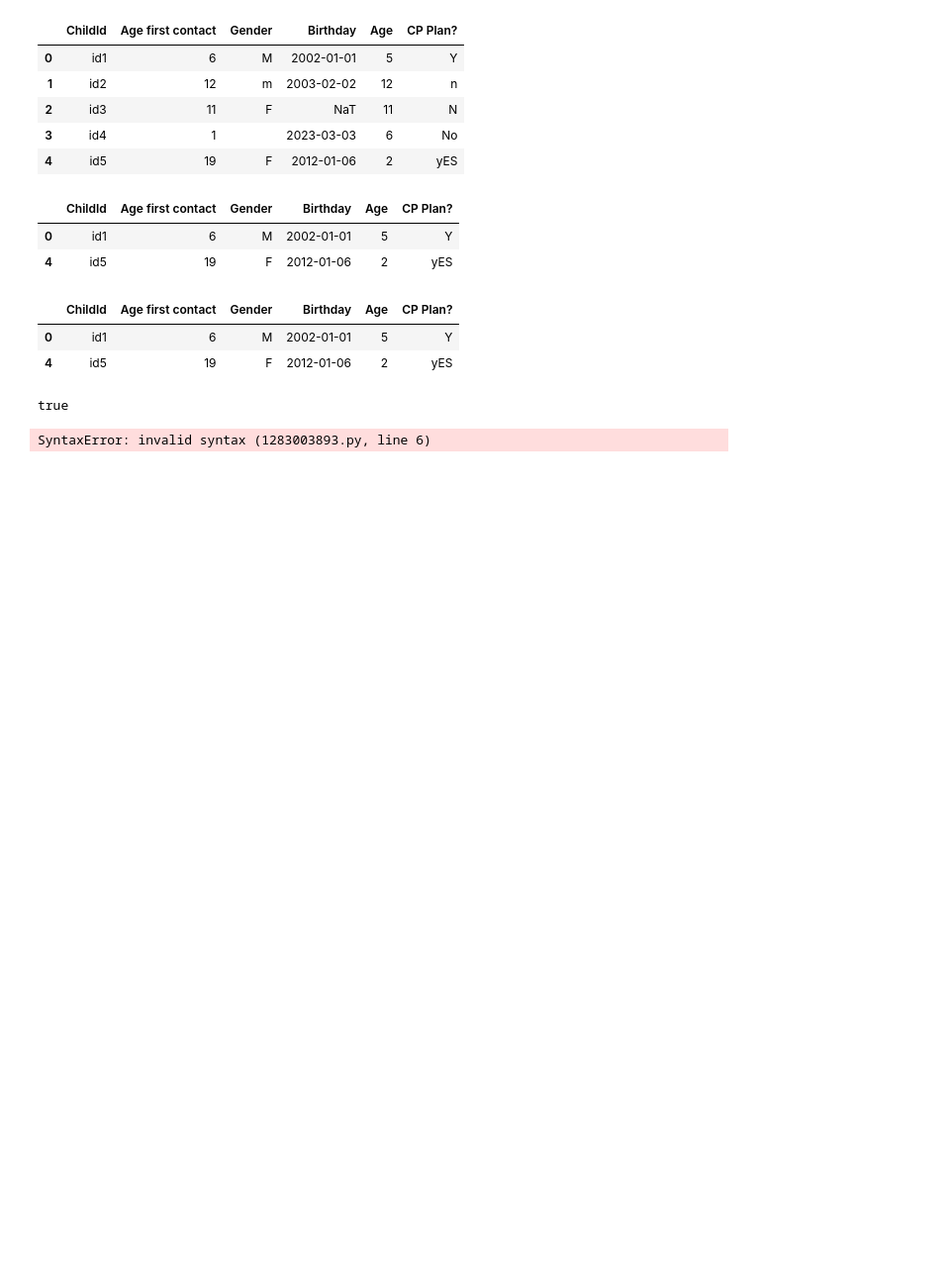
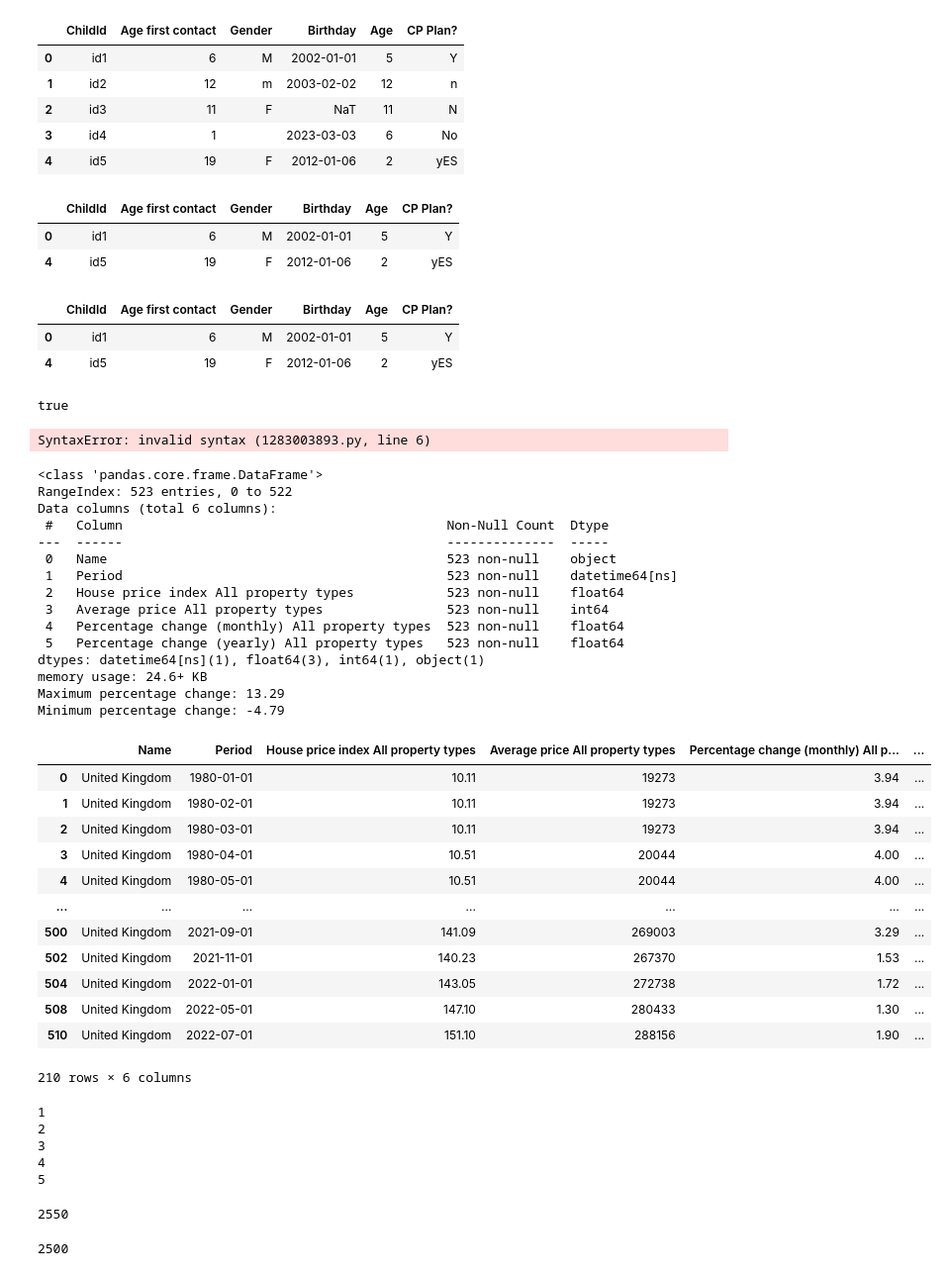
Before and after one commit to data-to-insight/ERN-sessions, a Jupyter notebook: Naz_R/Module_2.ipynb, the cells around one changed output. Shown: that part at 99% size. Cells and saved outputs as stored; diff of their text form; code cells hidden in the pictures; blank space fills up the shorter version.

```diff
--- a/Naz_R/Module_2.ipynb
+++ b/Naz_R/Module_2.ipynb
@@ -430,3 +430,79 @@ for i in list_nums:
         print ("it must be zero")
 # %% [output]
 SyntaxError: invalid syntax (1283003893.py, line 6)
+# %%
+import pandas as pd
+house_prices = pd.read_csv('/workspaces/ERN-sessions/data/1980 2023 average house prices.csv')
+house_prices["Period"] = pd.to_datetime(house_prices["Period"], format="%Y-%m")
+house_prices.info()
+print(f"Maximum percentage change: {house_prices['Percentage change (monthly) All property types'].max()}")
+print(f"Minimum percentage change: {house_prices['Percentage change (monthly) All property types'].min()}")
+
+condition = (house_prices['Percentage change (monthly) All property types'] > house_prices['Percentage change (monthly) All property types'].mean())
+
+
+over_monthly_change = house_prices[condition]
+over_monthly_change
+# %% [output]
+<class 'pandas.core.frame.DataFrame'>
+RangeIndex: 523 entries, 0 to 522
+Data columns (total 6 columns):
+ #   Column                                          Non-Null Count  Dtype
+---  ------                                          --------------  -----
+ 0   Name                                            523 non-null    object
+ 1   Period                                          523 non-null    datetime64[ns]
+ 2   House price index All property types            523 non-null    float64
+ 3   Average price All property types                523 non-null    int64
+ 4   Percentage change (monthly) All property types  523 non-null    float64
+ 5   Percentage change (yearly) All property types   523 non-null    float64
+dtypes: datetime64[ns](1), float64(3), int64(1), object(1)
+memory usage: 24.6+ KB
+Maximum percentage change: 13.29
+Minimum percentage change: -4.79
+|  | Name | Period | House price index All property types | Average price All property types | Percentage change (monthly) All p... | ... |
+| 0 | United Kingdom | 1980-01-01 | 10.11 | 19273 | 3.94 | ... |
+| 1 | United Kingdom | 1980-02-01 | 10.11 | 19273 | 3.94 | ... |
+| 2 | United Kingdom | 1980-03-01 | 10.11 | 19273 | 3.94 | ... |
+| 3 | United Kingdom | 1980-04-01 | 10.51 | 20044 | 4.00 | ... |
+| 4 | United Kingdom | 1980-05-01 | 10.51 | 20044 | 4.00 | ... |
+| ... | ... | ... | ... | ... | ... | ... |
+| 500 | United Kingdom | 2021-09-01 | 141.09 | 269003 | 3.29 | ... |
+| 502 | United Kingdom | 2021-11-01 | 140.23 | 267370 | 1.53 | ... |
+| 504 | United Kingdom | 2022-01-01 | 143.05 | 272738 | 1.72 | ... |
+| 508 | United Kingdom | 2022-05-01 | 147.10 | 280433 | 1.30 | ... |
+| 510 | United Kingdom | 2022-07-01 | 151.10 | 288156 | 1.90 | ... |
+210 rows × 6 columns
+# %%
+numbers_list = [1, 2, 3, 4, 5]
+for i in numbers_list:
+    print (i)
+# %% [output]
+1
+2
+3
+4
+5
+# %%
+up_to_100 = list(range(1, 101))
+
+total_evens = 0
+
+for number in up_to_100:
+    if number %2 == 0:
+        total_evens = total_evens + number
+
+print (total_evens)
+# %% [output]
+2550
+# %%
+up_to_100 = list(range(1, 101))
+
+total_odds = 0
+
+for number in up_to_100:
+    if number %2 != 0:
+        total_odds = total_odds + number
+
+print (total_odds)
+# %% [output]
+2500
```
Also changed, not shown: 1 other file.
